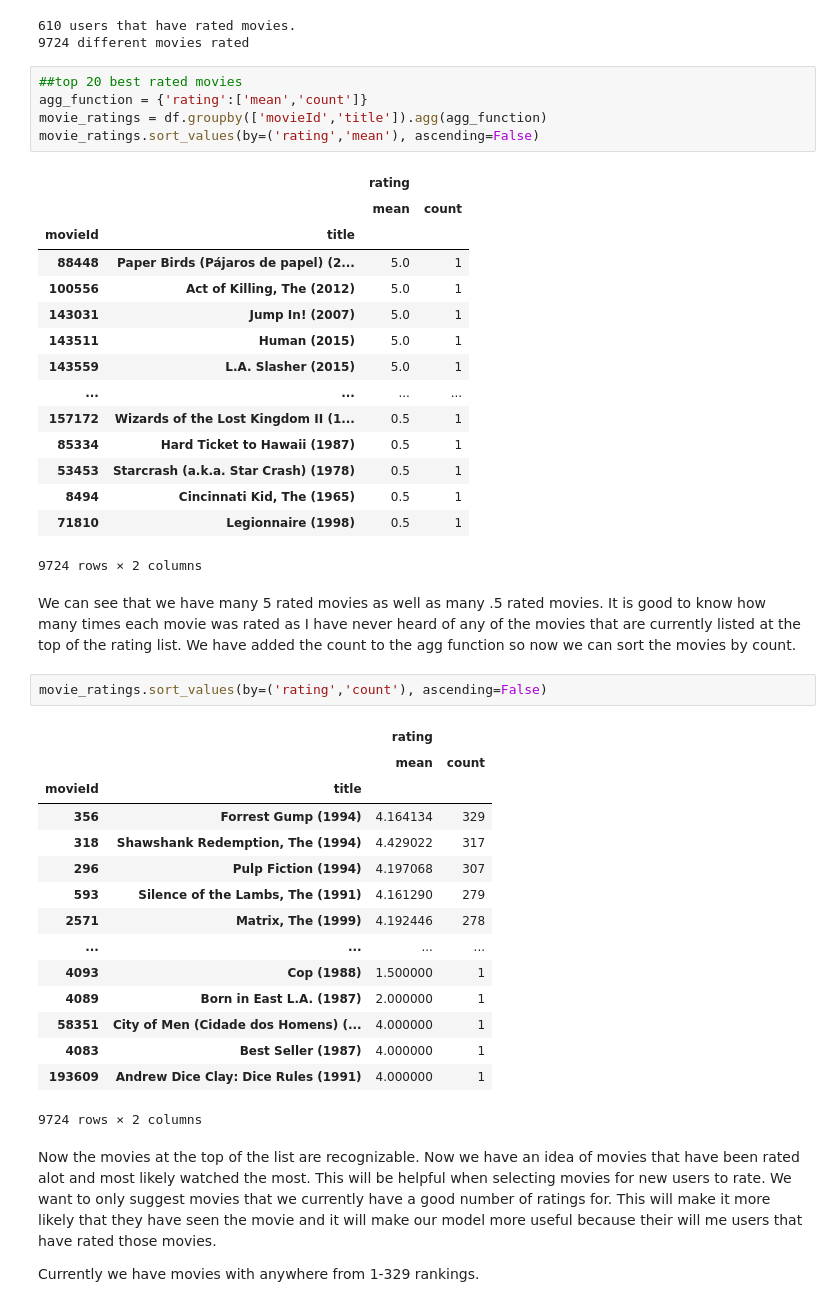
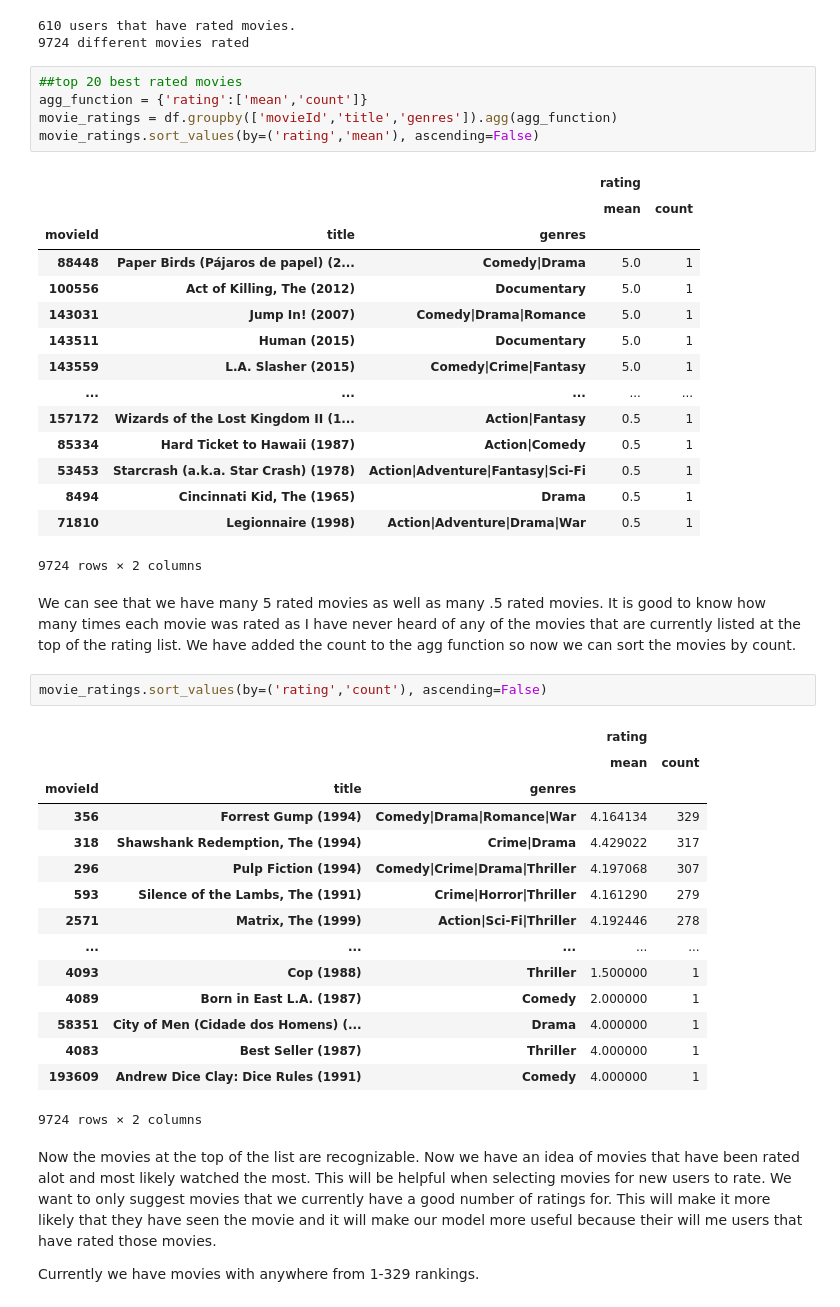
Before and after one commit to ceflynn/Movie-Recommendation-System, a Jupyter notebook: student.ipynb, the cells around one changed output. Drawn from its saved outputs; the diff is of its cells as text.

```diff
--- a/student.ipynb
+++ b/student.ipynb
@@ -252,43 +266,43 @@ print(mov_rat,'different movies rated')
 # %%
 ##top 20 best rated movies
 agg_function = {'rating':['mean','count']}
-movie_ratings = df.groupby(['movieId','title']).agg(agg_function)
+movie_ratings = df.groupby(['movieId','title','genres']).agg(agg_function)
 movie_ratings.sort_values(by=('rating','mean'), ascending=False)
 # %% [output]
-|  |  | rating |  |
-|  |  | mean | count |
-| movieId | title |  |  |
-| 88448 | Paper Birds (Pájaros de papel) (2... | 5.0 | 1 |
-| 100556 | Act of Killing, The (2012) | 5.0 | 1 |
-| 143031 | Jump In! (2007) | 5.0 | 1 |
-| 143511 | Human (2015) | 5.0 | 1 |
-| 143559 | L.A. Slasher (2015) | 5.0 | 1 |
-| ... | ... | ... | ... |
-| 157172 | Wizards of the Lost Kingdom II (1... | 0.5 | 1 |
-| 85334 | Hard Ticket to Hawaii (1987) | 0.5 | 1 |
-| 53453 | Starcrash (a.k.a. Star Crash) (1978) | 0.5 | 1 |
-| 8494 | Cincinnati Kid, The (1965) | 0.5 | 1 |
-| 71810 | Legionnaire (1998) | 0.5 | 1 |
+|  |  |  | rating |  |
+|  |  |  | mean | count |
+| movieId | title | genres |  |  |
+| 88448 | Paper Birds (Pájaros de papel) (2... | Comedy|Drama | 5.0 | 1 |
+| 100556 | Act of Killing, The (2012) | Documentary | 5.0 | 1 |
+| 143031 | Jump In! (2007) | Comedy|Drama|Romance | 5.0 | 1 |
+| 143511 | Human (2015) | Documentary | 5.0 | 1 |
+| 143559 | L.A. Slasher (2015) | Comedy|Crime|Fantasy | 5.0 | 1 |
+| ... | ... | ... | ... | ... |
+| 157172 | Wizards of the Lost Kingdom II (1... | Action|Fantasy | 0.5 | 1 |
+| 85334 | Hard Ticket to Hawaii (1987) | Action|Comedy | 0.5 | 1 |
+| 53453 | Starcrash (a.k.a. Star Crash) (1978) | Action|Adventure|Fantasy|Sci-Fi | 0.5 | 1 |
+| 8494 | Cincinnati Kid, The (1965) | Drama | 0.5 | 1 |
+| 71810 | Legionnaire (1998) | Action|Adventure|Drama|War | 0.5 | 1 |
 9724 rows × 2 columns
 # %% [markdown]
 We can see that we have many 5 rated movies as well as many .5 rated movies.  It is good to know how many times each movie was rated as I have never heard of any of the movies that are currently listed at the top of the rating list.  We have added the count to the agg function so now we can sort the movies by count.
 # %%
 movie_ratings.sort_values(by=('rating','count'), ascending=False)
 # %% [output]
-|  |  | rating |  |
-|  |  | mean | count |
-| movieId | title |  |  |
-| 356 | Forrest Gump (1994) | 4.164134 | 329 |
-| 318 | Shawshank Redemption, The (1994) | 4.429022 | 317 |
-| 296 | Pulp Fiction (1994) | 4.197068 | 307 |
-| 593 | Silence of the Lambs, The (1991) | 4.161290 | 279 |
-| 2571 | Matrix, The (1999) | 4.192446 | 278 |
-| ... | ... | ... | ... |
-| 4093 | Cop (1988) | 1.500000 | 1 |
-| 4089 | Born in East L.A. (1987) | 2.000000 | 1 |
-| 58351 | City of Men (Cidade dos Homens) (... | 4.000000 | 1 |
-| 4083 | Best Seller (1987) | 4.000000 | 1 |
-| 193609 | Andrew Dice Clay: Dice Rules (1991) | 4.000000 | 1 |
+|  |  |  | rating |  |
+|  |  |  | mean | count |
+| movieId | title | genres |  |  |
+| 356 | Forrest Gump (1994) | Comedy|Drama|Romance|War | 4.164134 | 329 |
+| 318 | Shawshank Redemption, The (1994) | Crime|Drama | 4.429022 | 317 |
+| 296 | Pulp Fiction (1994) | Comedy|Crime|Drama|Thriller | 4.197068 | 307 |
+| 593 | Silence of the Lambs, The (1991) | Crime|Horror|Thriller | 4.161290 | 279 |
+| 2571 | Matrix, The (1999) | Action|Sci-Fi|Thriller | 4.192446 | 278 |
+| ... | ... | ... | ... | ... |
+| 4093 | Cop (1988) | Thriller | 1.500000 | 1 |
+| 4089 | Born in East L.A. (1987) | Comedy | 2.000000 | 1 |
+| 58351 | City of Men (Cidade dos Homens) (... | Drama | 4.000000 | 1 |
+| 4083 | Best Seller (1987) | Thriller | 4.000000 | 1 |
+| 193609 | Andrew Dice Clay: Dice Rules (1991) | Comedy | 4.000000 | 1 |
 9724 rows × 2 columns
 # %% [markdown]
 Now the movies at the top of the list are recognizable.  Now we have an idea of movies that have been rated alot and most likely watched the most.  This will be helpful when selecting movies for new users to rate.  We want to only suggest movies that we currently have a good number of ratings for.  This will make it more likely that they have seen the movie and it will make our model more useful because their will me users that have rated those movies.
```
Also changed, not shown: parts of 28 cells of this notebook.
